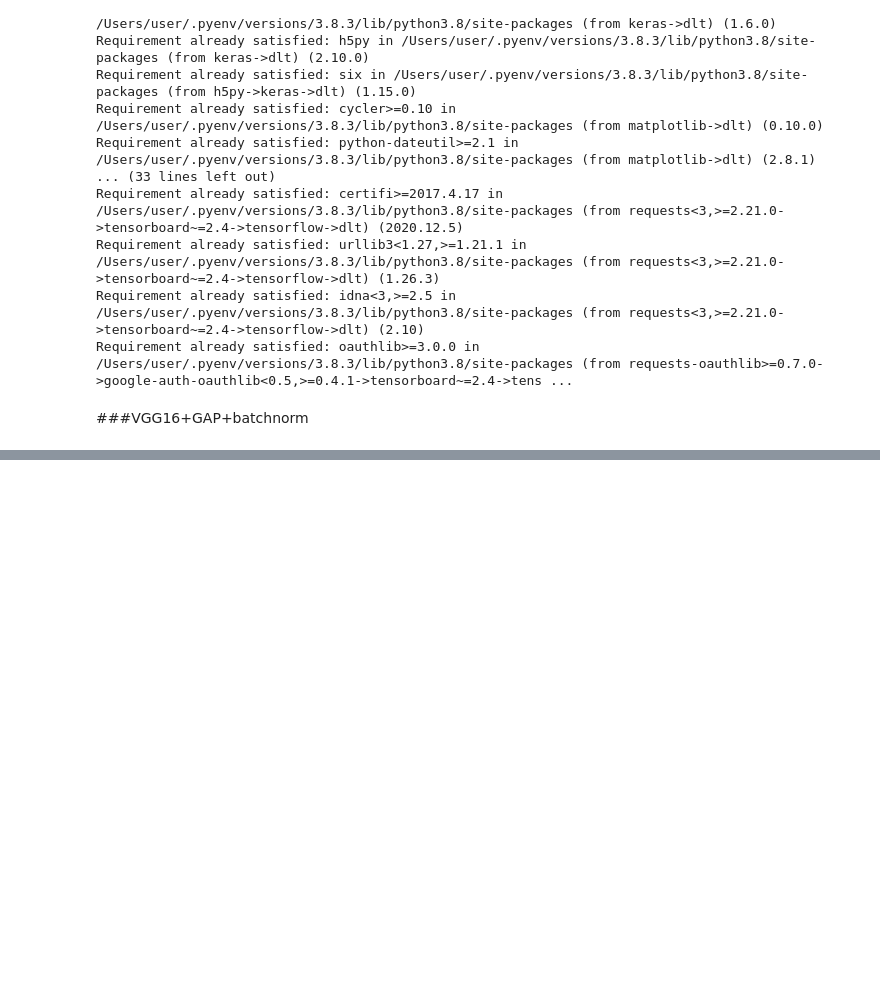
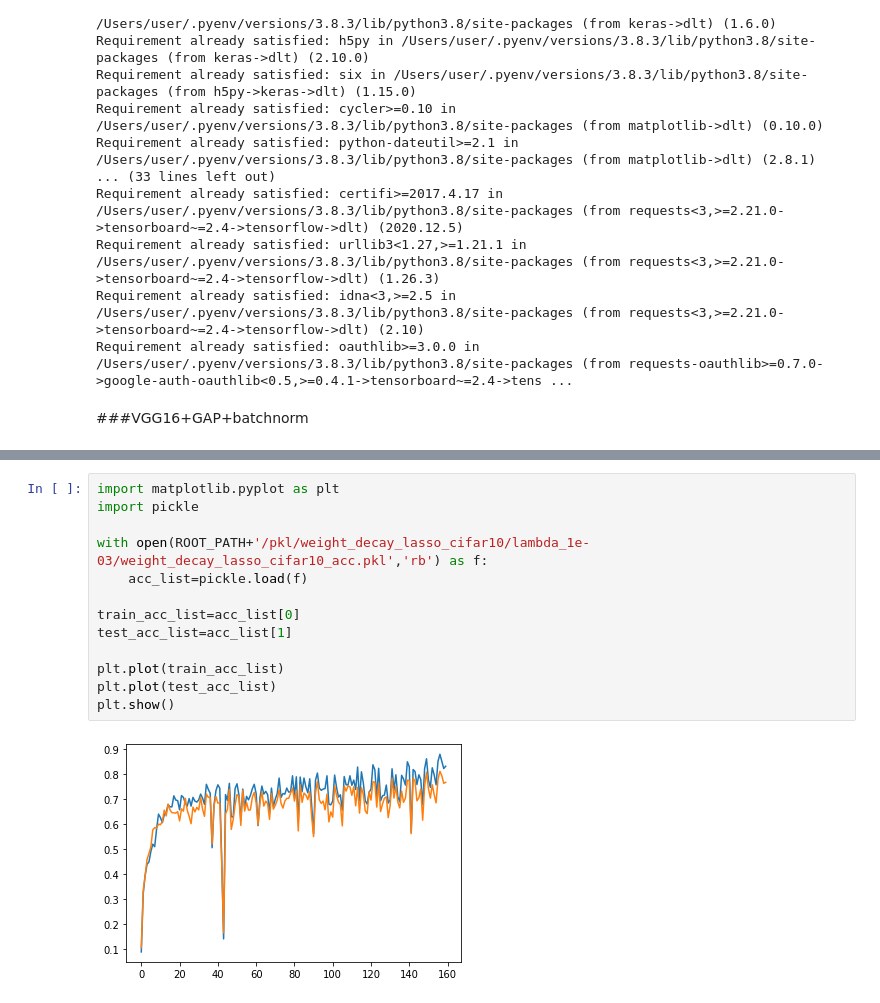
Before and after one commit to ponzu3847/learning_DL, a Jupyter notebook: weight_decay_lasso_cifar10.ipynb, the cells around one changed output, grey strips where cells are left out. Cells and saved outputs as stored; diff of their text form; blank space fills up the shorter version.

```diff
--- a/weight_decay_lasso_cifar10.ipynb
+++ b/weight_decay_lasso_cifar10.ipynb
@@ -124,0 +135,15 @@ sys.path.append('/Users/user/.pyenv/versions/3.8.3/lib/python3.8/site-packages')
+# %%
+import matplotlib.pyplot as plt
+import pickle
+
+with open(ROOT_PATH+'/pkl/weight_decay_lasso_cifar10/lambda_1e-03/weight_decay_lasso_cifar10_acc.pkl','rb') as f:
+    acc_list=pickle.load(f)
+
+train_acc_list=acc_list[0]
+test_acc_list=acc_list[1]
+
+plt.plot(train_acc_list)
+plt.plot(test_acc_list)
+plt.show()
+# %% [output]
+[figure, added]
```
Also changed, not shown: parts of 3 cells of this notebook, 1 other file.
